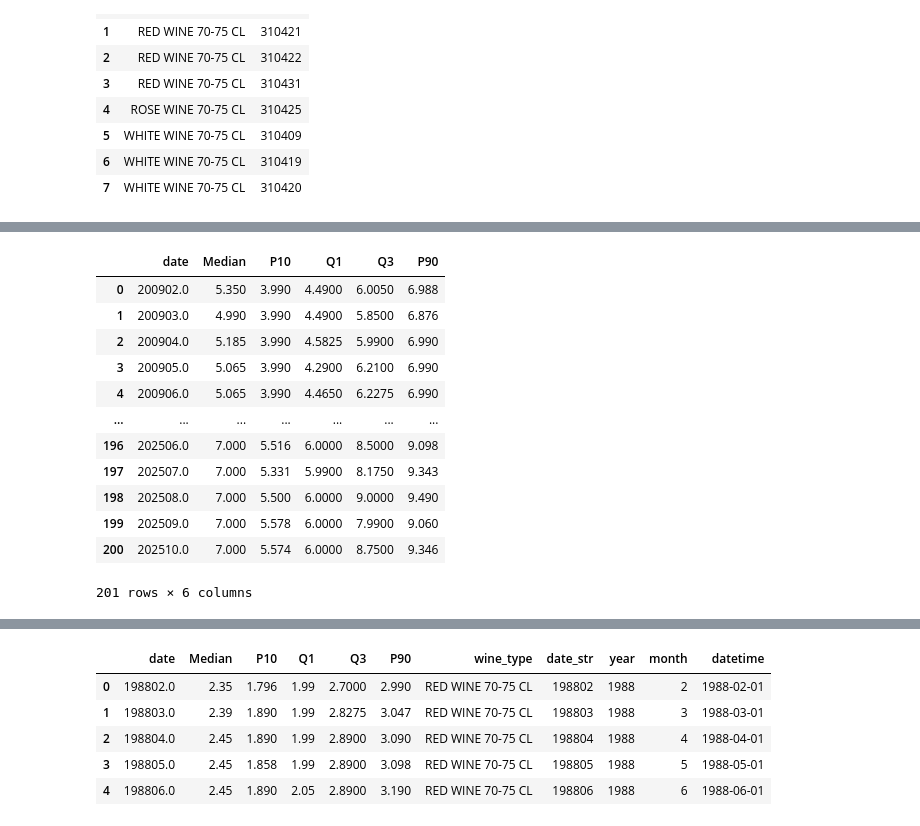
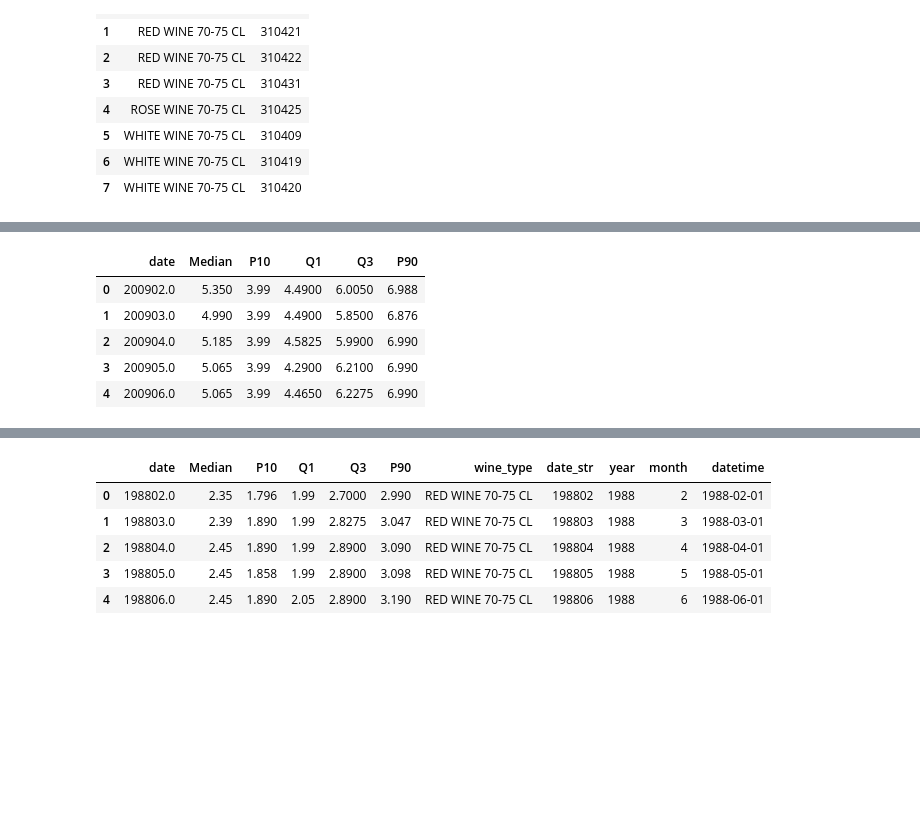
Before and after one commit to juanxgi83/juanxgi83.github.io, a Jupyter notebook: jupyter_notebooks/lrpd_price_analysis.ipynb, the cells around one changed output, grey strips where cells are left out. Drawn from its saved outputs; the diff is of its cells as text; code cells hidden in the pictures; blank space fills up the shorter version.

```diff
--- a/jupyter_notebooks/lrpd_price_analysis.ipynb
+++ b/jupyter_notebooks/lrpd_price_analysis.ipynb
@@ -77,10 +78,9 @@ items[items['description'].str.contains('wine', case=False)]
 # %%
-# Create wine category mapping
+# Define wine category-to-item mapping
 wine_mapping = pd.DataFrame({
-    'wine_category': ['RED WINE 70-75 CL'] * 4 + ['ROSE WINE 70-75 CL'] * 1 + ['WHITE WINE 70-75 CL'] * 3,
+    'wine_category': ['RED WINE 70-75 CL'] * 4 + ['ROSE WINE 70-75 CL'] + ['WHITE WINE 70-75 CL'] * 3,
     'item_id': [310412, 310421, 310422, 310431, 310425, 310409, 310419, 310420]
 })
-
 wine_mapping
 # %% [output]
 |  | wine_category | item_id |
@@ -124,30 +111,17 @@ red_wine_stats
 # %%
-# Get rose wine item_ids from wine_mapping
+# Compute rose wine price quantiles by month
 rose_wine_ids = wine_mapping[wine_mapping['wine_category'] == 'ROSE WINE 70-75 CL']['item_id'].tolist()
-
-# Filter prices for rose wine items
 rose_wine_prices = prices[prices['item_id'].isin(rose_wine_ids)]
-
-# Calculate statistics grouped by date
 rose_wine_stats = rose_wine_prices.groupby('quote_date').agg({
     'price': ['median', lambda x: x.quantile(0.10), lambda x: x.quantile(0.25), lambda x: x.quantile(0.75), lambda x: x.quantile(0.90)]
 }).reset_index()
-
-# Flatten column names
 rose_wine_stats.columns = ['date', 'Median', 'P10', 'Q1', 'Q3', 'P90']
-rose_wine_stats
+rose_wine_stats.head()
 # %% [output]
 |  | date | Median | P10 | Q1 | Q3 | P90 |
-| 0 | 200902.0 | 5.350 | 3.990 | 4.4900 | 6.0050 | 6.988 |
-| 1 | 200903.0 | 4.990 | 3.990 | 4.4900 | 5.8500 | 6.876 |
-| 2 | 200904.0 | 5.185 | 3.990 | 4.5825 | 5.9900 | 6.990 |
-| 3 | 200905.0 | 5.065 | 3.990 | 4.2900 | 6.2100 | 6.990 |
-| 4 | 200906.0 | 5.065 | 3.990 | 4.4650 | 6.2275 | 6.990 |
-| ... | ... | ... | ... | ... | ... | ... |
-| 196 | 202506.0 | 7.000 | 5.516 | 6.0000 | 8.5000 | 9.098 |
-| 197 | 202507.0 | 7.000 | 5.331 | 5.9900 | 8.1750 | 9.343 |
-| 198 | 202508.0 | 7.000 | 5.500 | 6.0000 | 9.0000 | 9.490 |
-| 199 | 202509.0 | 7.000 | 5.578 | 6.0000 | 7.9900 | 9.060 |
-| 200 | 202510.0 | 7.000 | 5.574 | 6.0000 | 8.7500 | 9.346 |
+| 0 | 200902.0 | 5.350 | 3.99 | 4.4900 | 6.0050 | 6.988 |
+| 1 | 200903.0 | 4.990 | 3.99 | 4.4900 | 5.8500 | 6.876 |
+| 2 | 200904.0 | 5.185 | 3.99 | 4.5825 | 5.9900 | 6.990 |
+| 3 | 200905.0 | 5.065 | 3.99 | 4.2900 | 6.2100 | 6.990 |
+| 4 | 200906.0 | 5.065 | 3.99 | 4.4650 | 6.2275 | 6.990 |
-201 rows × 6 columns
 # %%
```
Also changed, not shown: parts of 12 cells of this notebook, 26 other files.
